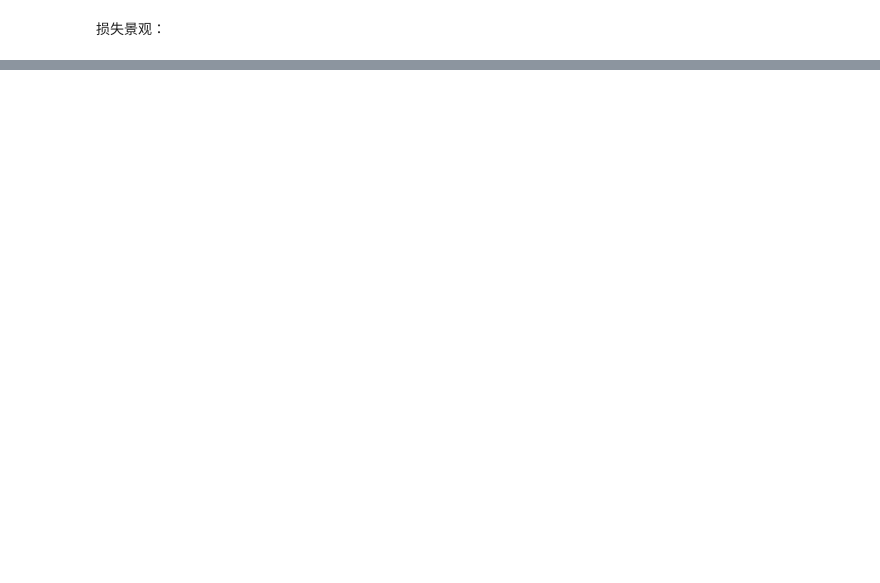
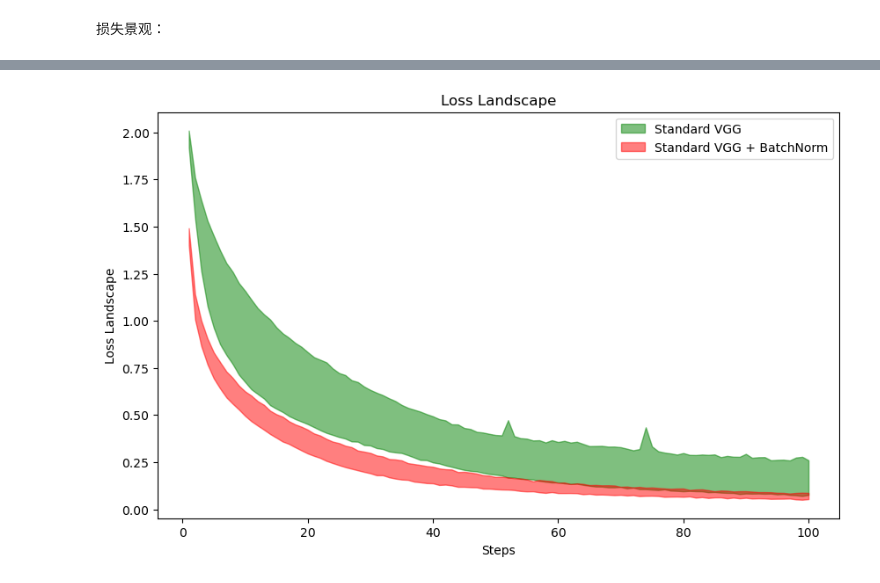
Before and after one commit to Atticsu/Project2-for-neural-network, a Jupyter notebook: Project_2.ipynb, the cells around one changed output, grey strips where cells are left out. Drawn from its saved outputs; the diff is of its cells as text; code cells hidden in the pictures; blank space fills up the shorter version.

```diff
--- a/Project_2.ipynb
+++ b/Project_2.ipynb
@@ -218,0 +279,22 @@ df.to_pickle("VGG_A_LandScape")
+# %%
+VGG_A_LandScape = pd.read_pickle("VGG_A_LandScape.pkl")
+VGG_BN_LandScape = pd.read_pickle("VGG_BN_LandScape.pkl")
+# %%
+plt.figure(figsize=(10, 6))
+
+# Standard VGG
+plt.fill_between(range(1, len(VGG_A_LandScape) + 1), VGG_A_LandScape['max_curve'], VGG_A_LandScape['min_curve'], color='green', alpha=0.5, label='Standard VGG')
+
+# Standard VGG + BatchNorm
+plt.fill_between(range(1, len(VGG_BN_LandScape) + 1), VGG_BN_LandScape['max_curve'], VGG_BN_LandScape['min_curve'], color='red', alpha=0.5, label='Standard VGG + BatchNorm')
+
+# Labels and Title
+plt.xlabel('Steps')
+plt.ylabel('Loss Landscape')
+plt.title('Loss Landscape')
+plt.legend()
+
+# Show plot
+plt.show()
+# %% [output]
+[figure, added]
```
Also changed, not shown: parts of 8 cells of this notebook, 4 other files.
